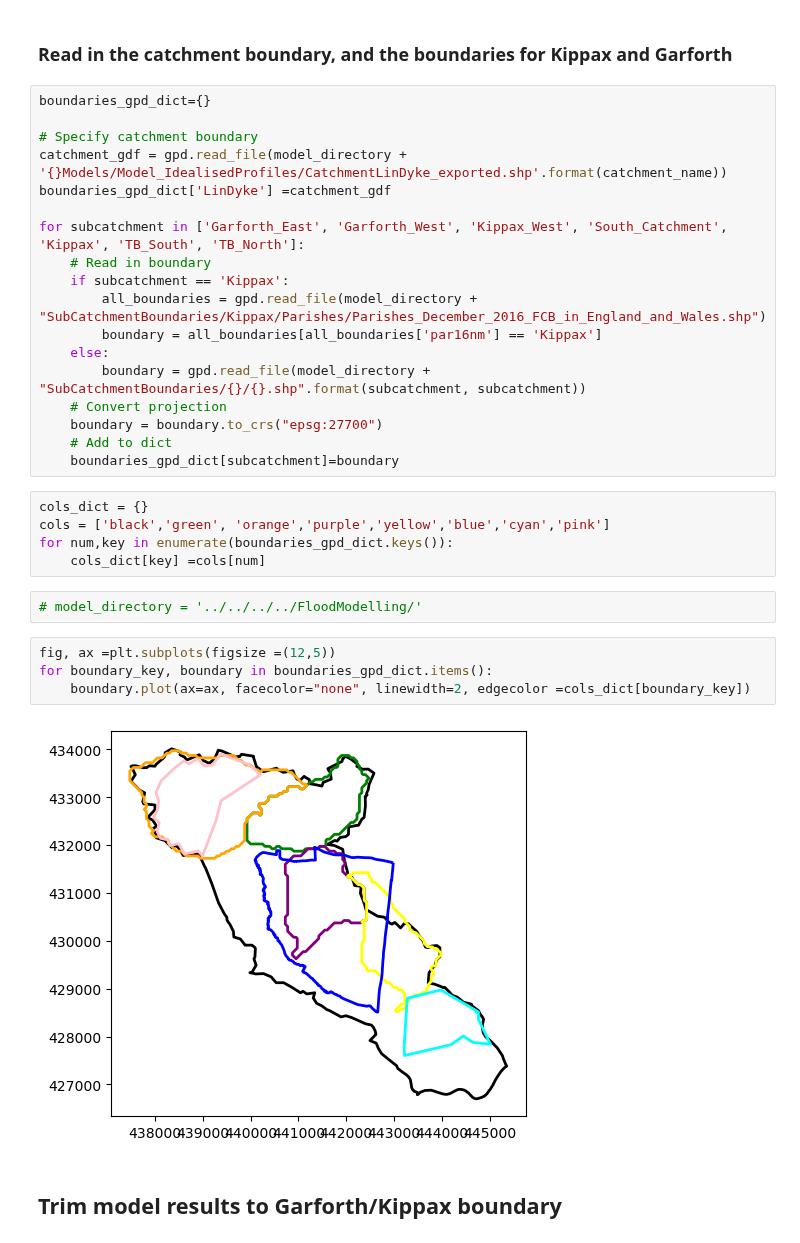
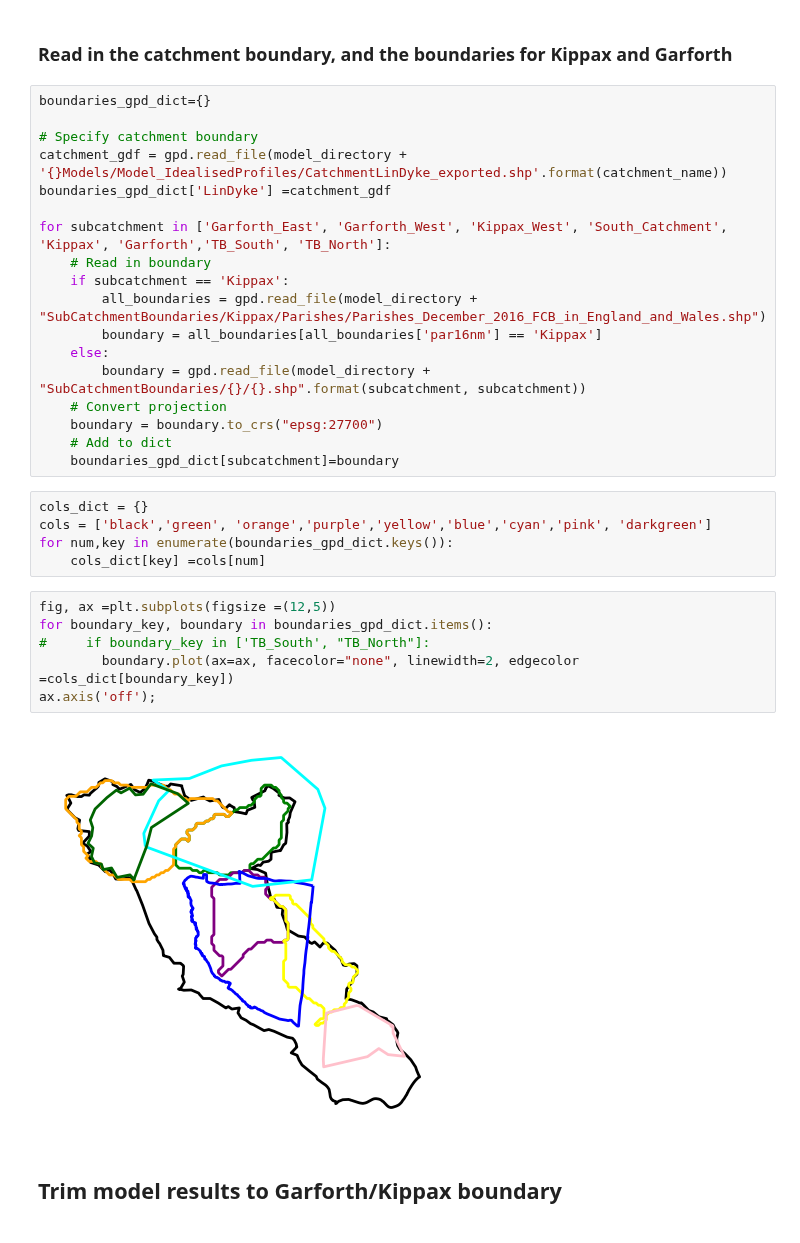
Before and after one commit to masher92/UKCP18, a Jupyter notebook: CatchmentAnalysis/ProcessLandCoverData/TrimResultsToSmallerAreas.ipynb, the cells around one changed output. Saved outputs shown, nothing was run; the diff lists cells and outputs as text.

```diff
--- a/CatchmentAnalysis/ProcessLandCoverData/TrimResultsToSmallerAreas.ipynb
+++ b/CatchmentAnalysis/ProcessLandCoverData/TrimResultsToSmallerAreas.ipynb
@@ -37,7 +37,7 @@ boundaries_gpd_dict={}
 catchment_gdf = gpd.read_file(model_directory + '{}Models/Model_IdealisedProfiles/CatchmentLinDyke_exported.shp'.format(catchment_name))
 boundaries_gpd_dict['LinDyke'] =catchment_gdf
 
-for subcatchment in ['Garforth_East', 'Garforth_West', 'Kippax_West', 'South_Catchment', 'Kippax', 'TB_South', 'TB_North']:
+for subcatchment in ['Garforth_East', 'Garforth_West', 'Kippax_West', 'South_Catchment', 'Kippax', 'Garforth','TB_South', 'TB_North']:
     # Read in boundary
     if subcatchment == 'Kippax':
         all_boundaries = gpd.read_file(model_directory + "SubCatchmentBoundaries/Kippax/Parishes/Parishes_December_2016_FCB_in_England_and_Wales.shp")
@@ -50,17 +50,17 @@ for subcatchment in ['Garforth_East', 'Garforth_West', 'Kippax_West', 'South_Cat
     boundaries_gpd_dict[subcatchment]=boundary
 # %%
 cols_dict = {}
-cols = ['black','green', 'orange','purple','yellow','blue','cyan','pink']
+cols = ['black','green', 'orange','purple','yellow','blue','cyan','pink', 'darkgreen']
 for num,key in enumerate(boundaries_gpd_dict.keys()):
     cols_dict[key] =cols[num]
-# %%
-# model_directory = '../../../../FloodModelling/'
 # %%
 fig, ax =plt.subplots(figsize =(12,5))
 for boundary_key, boundary in boundaries_gpd_dict.items():
-    boundary.plot(ax=ax, facecolor="none", linewidth=2, edgecolor =cols_dict[boundary_key])
+#     if boundary_key in ['TB_South', "TB_North"]:
+        boundary.plot(ax=ax, facecolor="none", linewidth=2, edgecolor =cols_dict[boundary_key])
+ax.axis('off');
 # %% [output]
-[figure, old version]
+[figure, new version]
 # %% [markdown]
 ## Trim model results to Garforth/Kippax boundary
 # %% [markdown]
```
Also changed, not shown: parts of 2 cells of this notebook, 9 other files.
